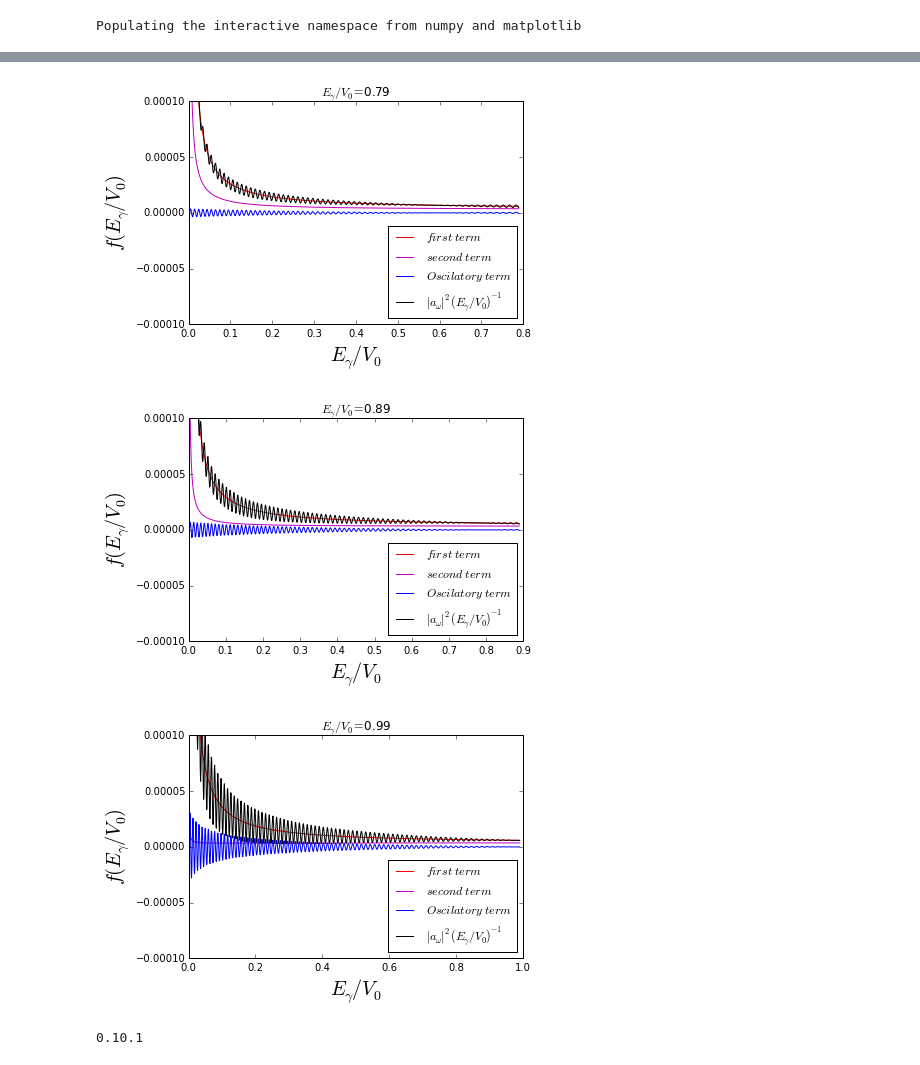
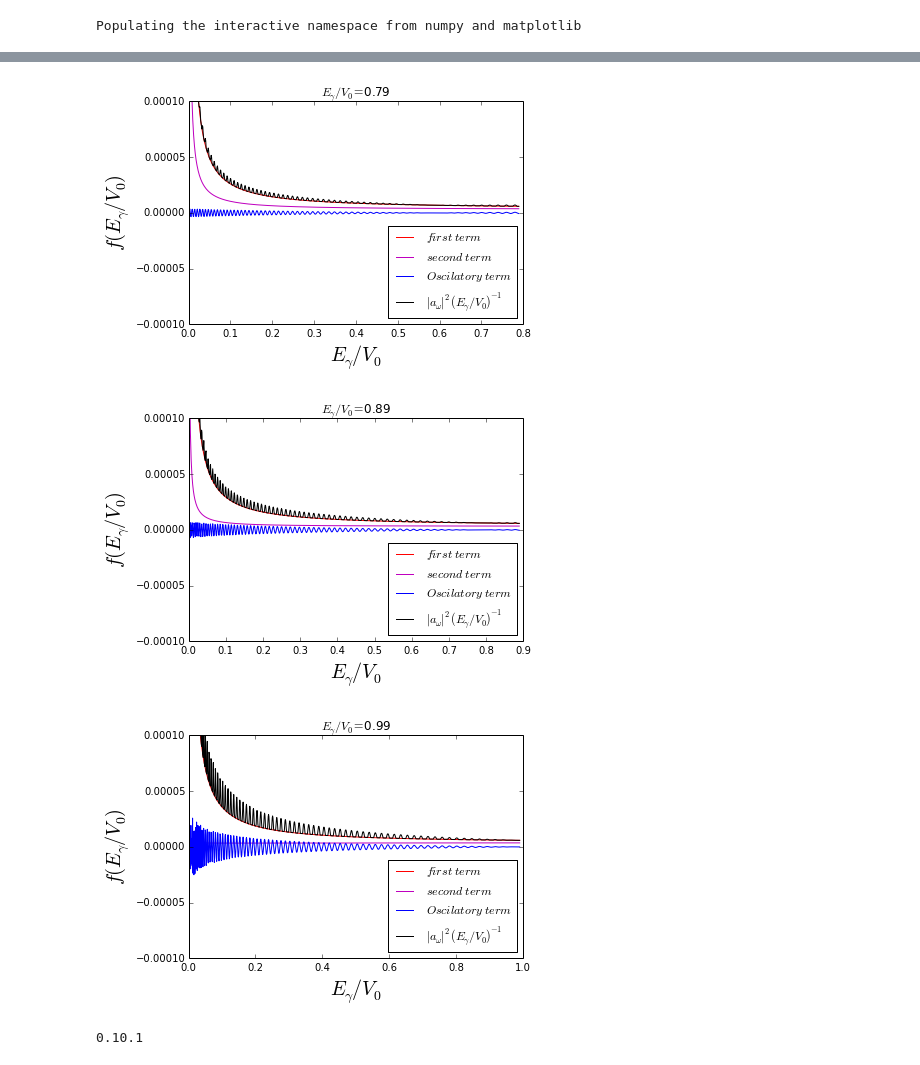
Before and after one commit to daniel-lozano/Thesis, a Jupyter notebook: funciones 2 (Bremsshtralung antes ).ipynb, the cells around one changed output, grey strips where cells are left out. Saved outputs shown, nothing was run; the diff lists cells and outputs as text; code cells hidden in the pictures.

```diff
--- a/funciones 2 (Bremsshtralung antes ).ipynb
+++ b/funciones 2 (Bremsshtralung antes ).ipynb
@@ -22,11 +22,11 @@ for i in range(10000):
 
 
 for i in range(len(Egamma1)):
-    Dt=a*sqrt(M/(2*1-X1+Egamma1[i]))
+    Dt=a*sqrt(M/(2*1-2*X1+2*Egamma1[i]))
     a1.append((2/Egamma1[i]+2-sqrt(4*X1*((1-X1)/Egamma1[i]**2)+1/Egamma1[i]))/M)
     a2.append((4/Egamma1[i]-4*X1/Egamma1[i]+2-sqrt(4*(1-X1)*((1-X1)/Egamma1[i]**2+1/Egamma1[i])))/M) #
     a3.append((2/M)*cos(Egamma1[i]*Dt)*(2*((1-X1)/Egamma1[i]+1)+sqrt(4*X1*(1-X1)/Egamma1[i]**2)-(sqrt(1-X1)+sqrt(X1))*sqrt(4*(1/Egamma1[i] + (1-X1)/Egamma1[i]**2))  ))
-    A.append(a1[i]+a3[i]+a3[i])
+    A.append(a1[i]+a3[i]+abs(a3[i]))
     #print len(A),len(a1),len(a2),len(a3),len(Egamma1)
 
 plot(Egamma1,a1,"r",label="$ first\  term\ $")
@@ -62,11 +62,11 @@ for i in range(10000):
         Egamma1.append(i*0.001+0.0001)
 
 for i in range(len(Egamma1)):
-    Dt=a*sqrt(M/(2*1-X1+Egamma1[i]))
+    Dt=a*sqrt(M/(2*1-2*X1+2*Egamma1[i]))
     a1.append((2/Egamma1[i]+2-sqrt(4*X1*((1-X1)/Egamma1[i]**2)+1/Egamma1[i]))/M)
     a2.append((4/Egamma1[i]-4*X1/Egamma1[i]+2-sqrt(4*(1-X1)*((1-X1)/Egamma1[i]**2+1/Egamma1[i])))/M) #
     a3.append((2/M)*cos(Egamma1[i]*Dt)*(2*((1-X1)/Egamma1[i]+1)+sqrt(4*X1*(1-X1)/Egamma1[i]**2)-(sqrt(1-X1)+sqrt(X1))*sqrt(4*(1/Egamma1[i] + (1-X1)/Egamma1[i]**2))  ))
-    A.append(a1[i]+a3[i]+a3[i])
+    A.append(a1[i]+a3[i]+abs(a3[i]))
     #print len(A),len(a1),len(a2),len(a3),len(Egamma1)
 
 plot(Egamma1,a1,"r",label="$ first\  term\ $")
@@ -100,11 +100,11 @@ for k in range(10):
             Egamma1.append(i*0.001+0.0001)
 
     for i in range(len(Egamma1)):
-        Dt=a*sqrt(M/(2*1-X1+Egamma1[i]))
+        Dt=a*sqrt(M/(2*1-2*X1+2*Egamma1[i]))
         a1.append((2/Egamma1[i]+2-sqrt(4*X1*((1-X1)/Egamma1[i]**2)+1/Egamma1[i]))/M)
         a2.append((4/Egamma1[i]-4*X1/Egamma1[i]+2-sqrt(4*(1-X1)*((1-X1)/Egamma1[i]**2+1/Egamma1[i])))/M) #
         a3.append((2/M)*cos(Egamma1[i]*Dt)*(2*((1-X1)/Egamma1[i]+1)+sqrt(4*X1*(1-X1)/Egamma1[i]**2)-(sqrt(1-X1)+sqrt(X1))*sqrt(4*(1/Egamma1[i] + (1-X1)/Egamma1[i]**2))  ))
-        A.append(a1[i]+a3[i]+a3[i])
+        A.append(a1[i]+a3[i]+abs(a3[i]))
         #print len(A),len(a1),len(a2),len(a3),len(Egamma1)
     plt.show()
     plot(Egamma1,a1,"r",label="$ first\  term\ $")
@@ -125,8 +125,8 @@ for k in range(10):
 [figure]
 [figure]
-[figure, old version]
+[figure, new version]
-[figure, old version]
+[figure, new version]
-[figure, old version]
+[figure, new version]
 # %%
 x=str(0.1)
 x1="0.1"
```
Also changed, not shown: parts of 3 cells of this notebook, 1 other file.
